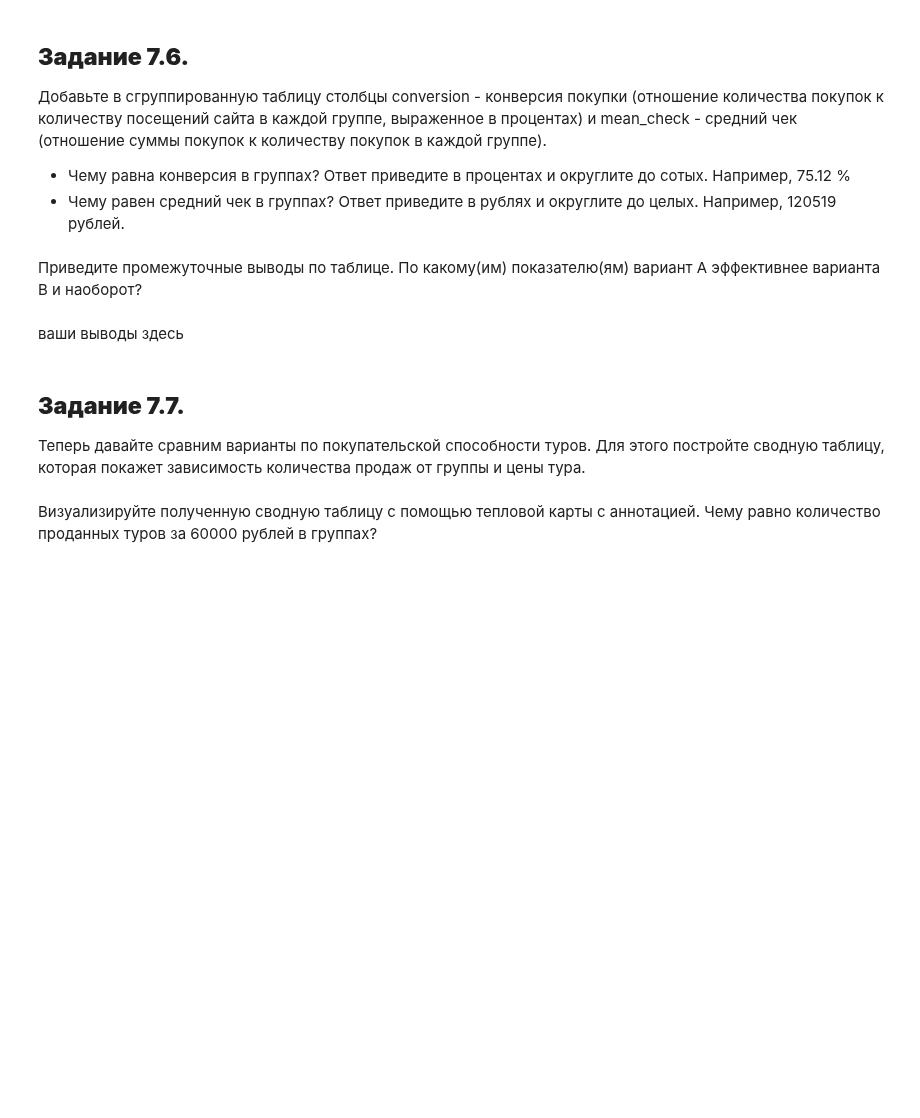
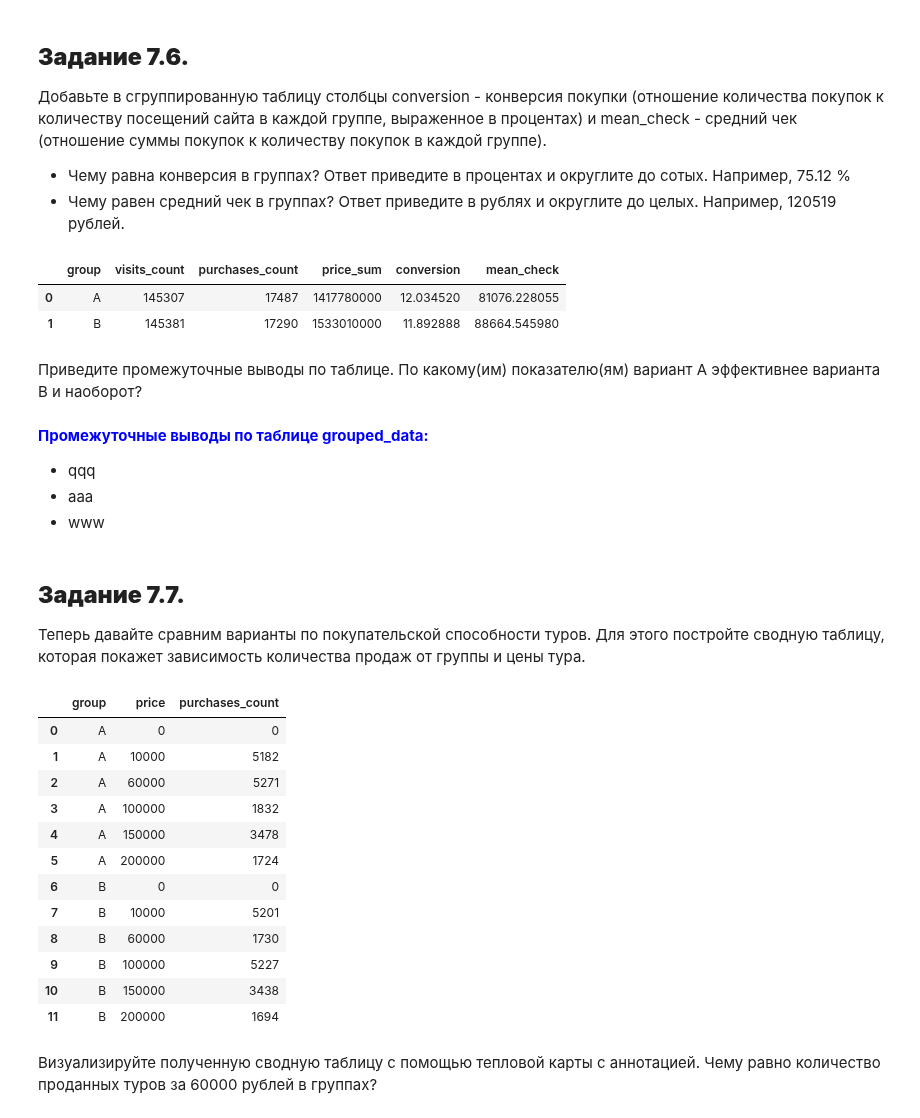
Before and after one commit to Novkozinin/SF_projects, a Jupyter notebook: HW-03_EDA_5_АВ_Тестирование/HW_EDA_5.ipynb, the cells around one changed output. Cells and saved outputs as stored; diff of their text form; code cells hidden in the pictures; blank space fills up the shorter version.

```diff
--- a/HW-03_EDA_5_АВ_Тестирование/HW_EDA_5.ipynb
+++ b/HW-03_EDA_5_АВ_Тестирование/HW_EDA_5.ipynb
@@ -120,12 +116,16 @@ data.loc[1, 'user_id']
 # %%
 # ваш код здесь
-data.head()
 user_set_a = set()
 user_set_b = set()
+
 for i in range(0, len(data)):
     if data.iloc[i]['group'] == 'A':
         user_set_a.add(data.iloc[i]['user_id'])
     elif data.iloc[i]['group'] == 'B':
         user_set_b.add(data.iloc[i]['user_id'])
-print(len(user_set_a), len(user_set_b))
+
+print(f"Кол-во уникальных пользователей:\nгруппа А - {len(user_set_a)}\nгруппа В - {len(user_set_b)}")
+
+user_intersection = user_set_a.intersection(user_set_b)
+print(f"Кол-во пользователей, которые попали в обе группы - {len(user_intersection)}")
 # %% [output]
@@ -177,10 +204,21 @@ NameError: name 'user_intersection' is not defined
 * Чему равен средний чек в группах? Ответ приведите в рублях и округлите до целых. Например, 120519 рублей.
 # %%
 # ваш код здесь
+grouped_data['conversion'] = grouped_data['purchases_count'] / grouped_data['visits_count'] * 100
+grouped_data['mean_check'] = grouped_data['price_sum'] / grouped_data['purchases_count']
+grouped_data.head()
+# %% [output]
+|  | group | visits_count | purchases_count | price_sum | conversion | mean_check |
+| 0 | A | 145307 | 17487 | 1417780000 | 12.034520 | 81076.228055 |
+| 1 | B | 145381 | 17290 | 1533010000 | 11.892888 | 88664.545980 |
 # %% [markdown]
 Приведите промежуточные выводы по таблице. По какому(им) показателю(ям) вариант А эффективнее варианта B и наоборот?
 # %% [markdown]
-ваши выводы здесь
+<span style=color:blue>**Промежуточные выводы по таблице grouped_data:**
+
+* qqq
+* aaa
+* www
 # %% [markdown]
 ## **Задание 7.7.**
 
@@ -190,3 +226,23 @@ NameError: name 'user_intersection' is not defined
+# %%
+tours_data = updated_data.groupby(['group', 'price']).agg({
+    'purchase':'sum'
+    }).reset_index().rename(columns={'purchase':'purchases_count'})
+
+display(tours_data)
+# %% [output]
+|  | group | price | purchases_count |
+| 0 | A | 0 | 0 |
+| 1 | A | 10000 | 5182 |
+| 2 | A | 60000 | 5271 |
+| 3 | A | 100000 | 1832 |
+| 4 | A | 150000 | 3478 |
+| 5 | A | 200000 | 1724 |
+| 6 | B | 0 | 0 |
+| 7 | B | 10000 | 5201 |
+| 8 | B | 60000 | 1730 |
+| 9 | B | 100000 | 5227 |
+| 10 | B | 150000 | 3438 |
+| 11 | B | 200000 | 1694 |
 # %% [markdown]
 Визуализируйте полученную сводную таблицу с помощью тепловой карты с аннотацией.
 Чему равно количество проданных туров за 60000 рублей в группах?
```
Also changed, not shown: parts of 11 cells of this notebook.
